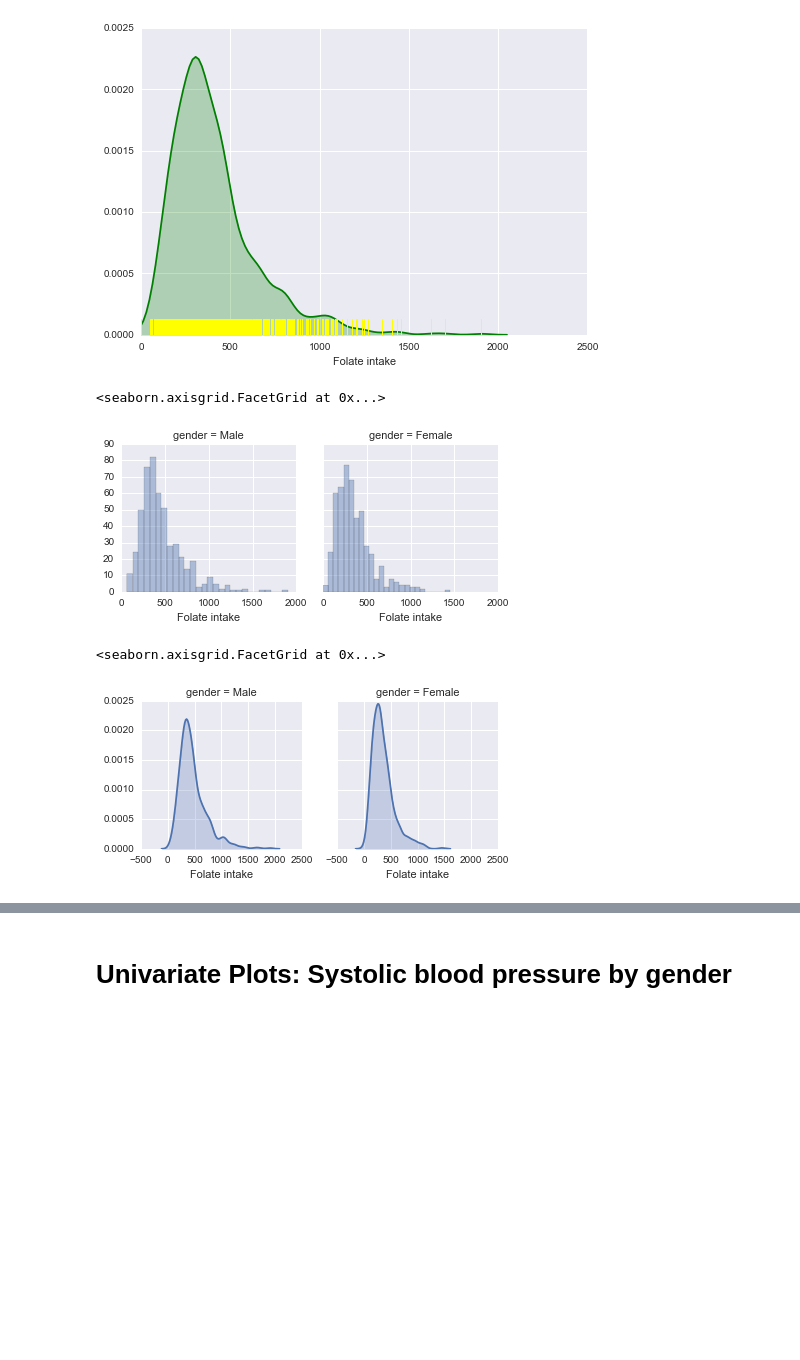
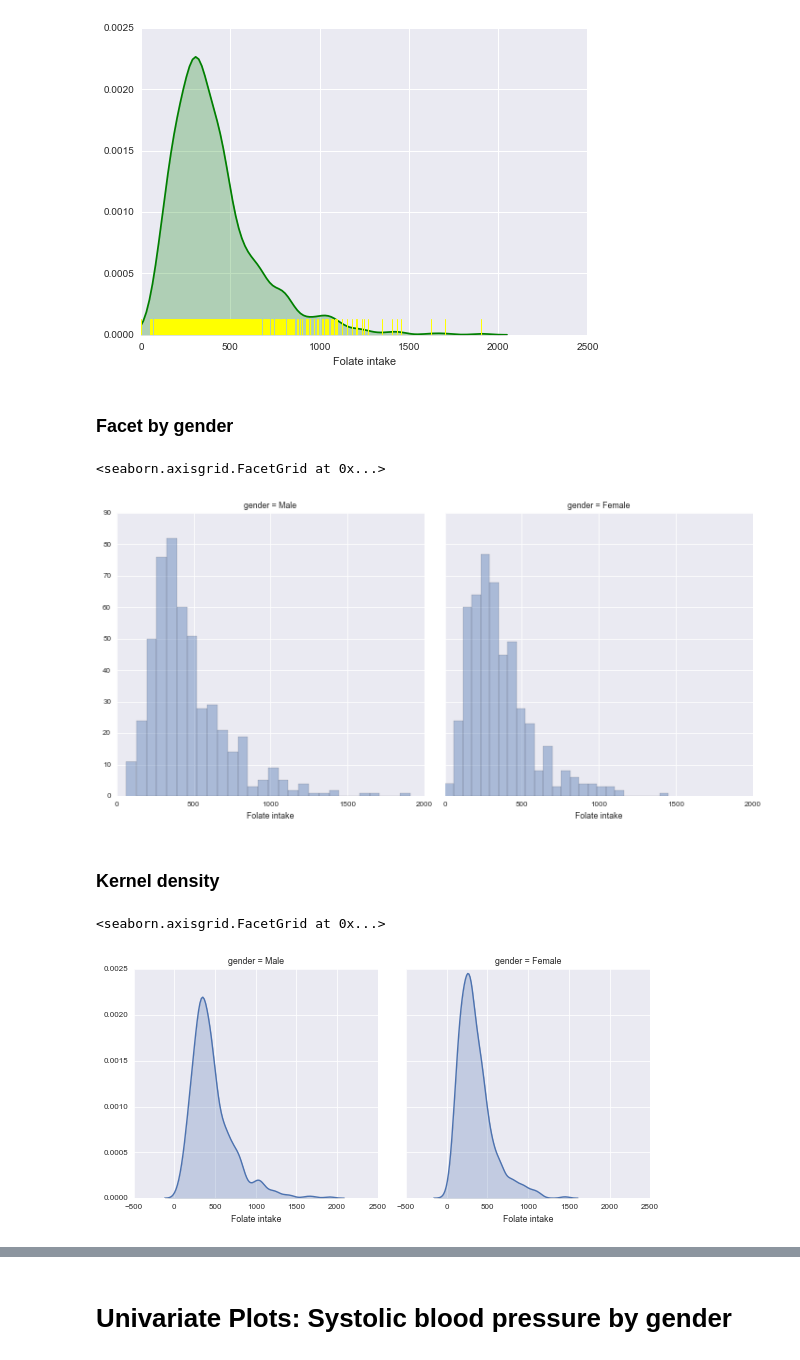
Before and after one commit to abalter/data-viz-jamboree, a Jupyter notebook: seaborn-data-jamboree-heart.ipynb, the cells around one changed output, grey strips where cells are left out. Saved outputs shown, nothing was run; the diff lists cells and outputs as text; code cells hidden in the pictures; blank space fills up the shorter version.

```diff
--- a/seaborn-data-jamboree-heart.ipynb
+++ b/seaborn-data-jamboree-heart.ipynb
@@ -48,17 +98,31 @@ sns.distplot(heart["DR1TFOLA"], kde=True, hist=False, rug=True,
 # %% [output]
 [(0, 2500.0), <matplotlib.text.Text at 0x...>]
 [figure]
+# %% [markdown]
+### Facet by gender
 # %%
-sns.FacetGrid(heart, col="gender", margin_titles=True).\
-    map(sns.distplot, "DR1TFOLA", kde=False).\
-    set(xlabel='Folate intake')
+sns.FacetGrid(heart,
+    col="gender",
+    margin_titles=True,
+    size=5,
+    aspect=1,
+    )\
+   .map(sns.distplot, "DR1TFOLA", kde=False)\
+   .set(xlabel='Folate intake')
 # %% [output]
 <seaborn.axisgrid.FacetGrid at 0x...>
-[figure, old version]
+[figure, new version]
+# %% [markdown]
+### Kernel density
 # %%
-sns.FacetGrid(heart, col="gender", margin_titles=True).\
-    map(sns.distplot, "DR1TFOLA", kde=True, hist=False, kde_kws={"shade": True}).\
-    set(xlabel='Folate intake')
+sns.FacetGrid(heart,
+    col="gender",
+    margin_titles=True,
+    size=4,
+    aspect=1
+    )\
+   .map(sns.distplot, "DR1TFOLA", kde=True, hist=False, kde_kws={"shade": True})\
+   .set(xlabel='Folate intake')
 # %% [output]
 <seaborn.axisgrid.FacetGrid at 0x...>
-[figure, old version]
+[figure, new version]
```
Also changed, not shown: parts of 42 cells of this notebook.
